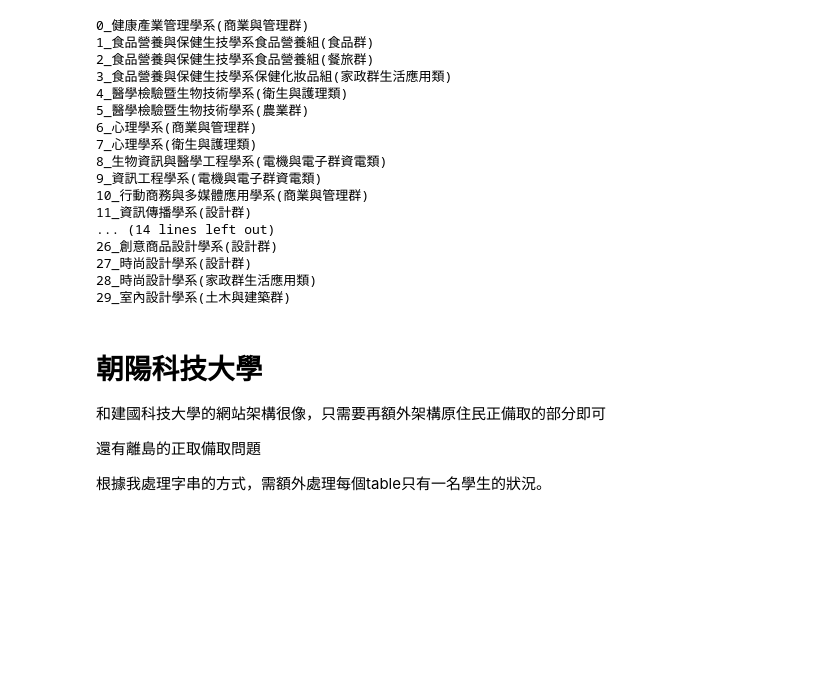
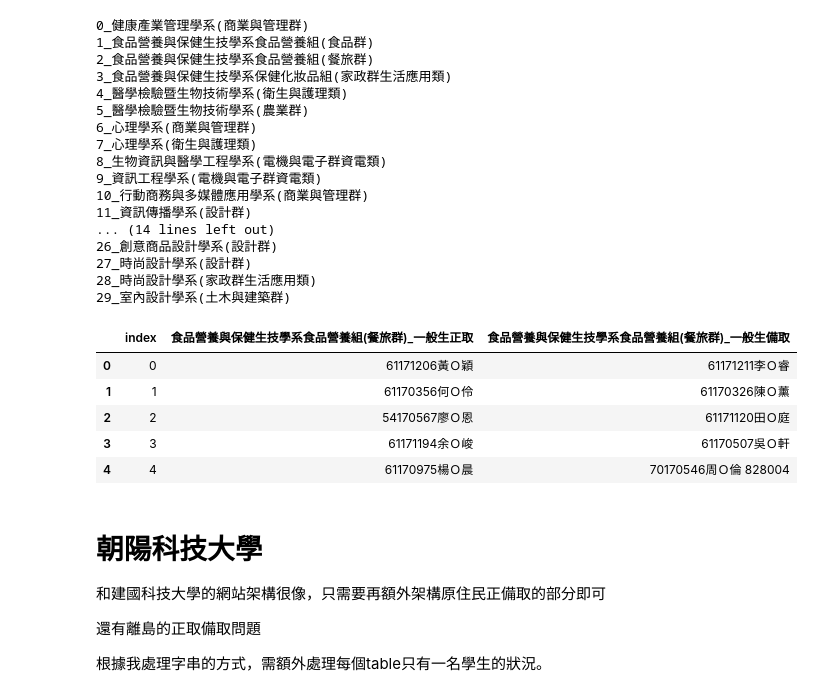
Before and after one commit to SCWangAllen/Interview_work, a Jupyter notebook: crawler.ipynb, the cells around one changed output. Drawn from its saved outputs; the diff is of its cells as text; code cells hidden in the pictures; blank space fills up the shorter version.

```diff
--- a/crawler.ipynb
+++ b/crawler.ipynb
@@ -667,7 +667,6 @@ class Chienkuo:
             #處理正常正備取
             if postive:
                 #print(f'正取_{i.split("一般生正取")[1].split("一般生備取")[0]}')
-
                 postive_name = i.split("一般生正取")[1].split("一般生備取")[0].split(" ")[4:]
                 if len(postive_name) > 1:
                     postive_name = i.split("一般生正取")[1].split("一般生備取")[0].split(" ")[4:][:-1]
@@ -695,6 +694,7 @@ class Chienkuo:
                 alternate_name = i.split("一般生備取")[1].split('[')
                 alternate_name = alternate_name[1:]
                 alternate_name[-1] = alternate_name[-1].split("\u3000")[0]
+                # print(alternate_name)
                 alternate_df = []
                 #分字串的時候發現，朝陽大學的，同時有備取跟原住民備取時會出錯，家條件調整
                 for z in alternate_name:
@@ -704,7 +704,8 @@ class Chienkuo:
                         alternate_name = alternate_name[:c_index + 1]
                         alternate_name[-1] = alternate_name[-1].split(" ")[0]
                 for m in alternate_name:
-                    elm = m.split("]")[1]
+                    elm = m.split("]")[1].split(" ")[0]
+                    # print(elm)
                     alternate_df.append(elm)
                 alternate_df = pd.DataFrame(alternate_df, columns=[[f'{name}_一般生備取']]).reset_index()
                 # print(alternate_df)
@@ -830,6 +849,15 @@ for t in range(len(asia[0])):
 27_時尚設計學系(設計群)
 28_時尚設計學系(家政群生活應用類)
 29_室內設計學系(土木與建築群)
+# %%
+asia[0][2]
+# %% [output]
+|  | index | 食品營養與保健生技學系食品營養組(餐旅群)_一般生正取 | 食品營養與保健生技學系食品營養組(餐旅群)_一般生備取 |
+| 0 | 0 | 61171206黃Ｏ穎 | 61171211李Ｏ睿 |
+| 1 | 1 | 61170356何Ｏ伶 | 61170326陳Ｏ薰 |
+| 2 | 2 | 54170567廖Ｏ恩 | 61171120田Ｏ庭 |
+| 3 | 3 | 61171194余Ｏ峻 | 61170507吳Ｏ軒 |
+| 4 | 4 | 61170975楊Ｏ晨 | 70170546周Ｏ倫 828004 |
 # %% [markdown]
 # 朝陽科技大學
 和建國科技大學的網站架構很像，只需要再額外架構原住民正備取的部分即可
```
Also changed, not shown: parts of 1 cell of this notebook, 26 other files.
